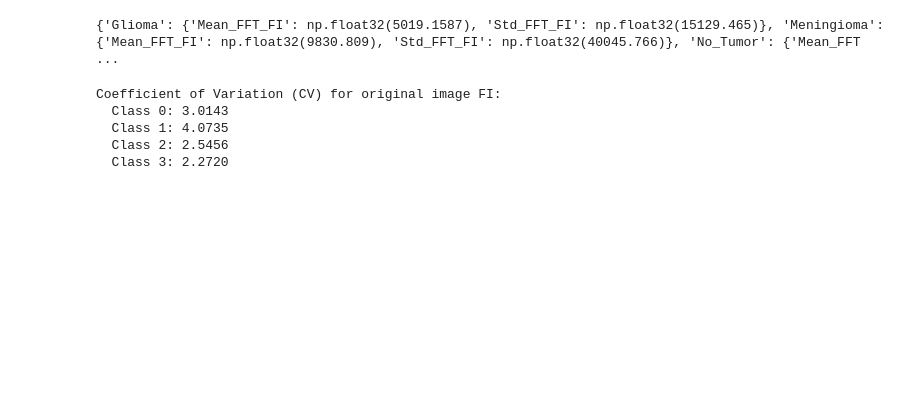
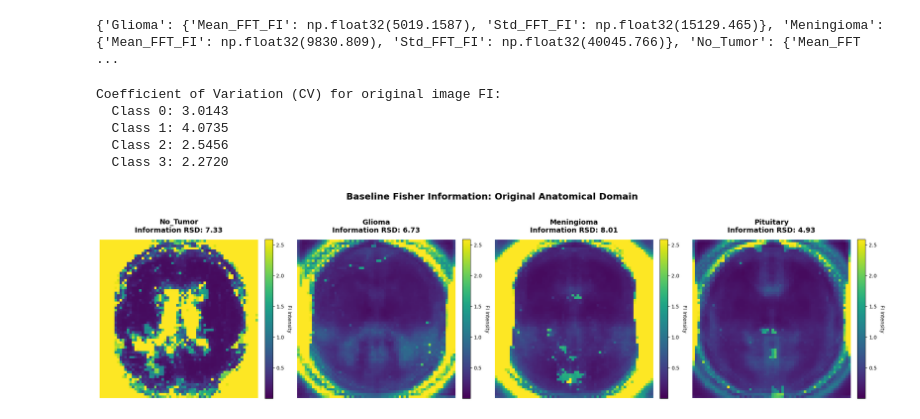
Before and after one commit to jetwidjaja96-cloud/MV, a Jupyter notebook: Fisher Information.ipynb, the cells around one changed output. Cells and saved outputs as stored; diff of their text form; code cells hidden in the pictures; blank space fills up the shorter version.

```diff
--- a/Fisher Information.ipynb
+++ b/Fisher Information.ipynb
@@ -813,0 +788,46 @@ fi_maps_fft = generate_fi_heatmaps_fft(recon_tumor_FFT, y_train)
+# %%
+from matplotlib.colors import LogNorm
+
+def plot_fi_comparison(mean_heatmaps, rsd_stats):
+    """
+    Plots the Mean FI Heatmaps for the Raw MRI images.
+    Includes the RSD in the title to demonstrate 'Information Chaos'.
+    """
+
+    # Create a figure with 4 subplots
+    fig, axes = plt.subplots(1, 4, figsize=(22, 6))
+
+    # Class order for logical flow: Healthy reference first
+    order = ['No_Tumor', 'Glioma', 'Meningioma', 'Pituitary']
+
+    all_values = np.concatenate([fi_maps_fft[cls].flatten() for cls in order])
+    global_vmax = np.percentile(all_values, 99)
+
+    for i, cls in enumerate(order):
+        if cls in mean_heatmaps:
+            # Using 'hot' colormap to emphasize high-information (high-variance) areas
+            im = axes[i].imshow(mean_heatmaps[cls], cmap='viridis', vmin=1e-5, vmax=global_vmax)
+
+            # Format the title to highlight the Statistics (RSD)
+            axes[i].set_title(f"{cls}\nInformation RSD: {rsd_stats[cls]:.2f}",
+                              fontsize=14, fontweight='bold', pad=15)
+
+            # Clean up axes for a professional look
+            axes[i].axis('off')
+
+            # Add a colorbar to show the scale of the information density
+            cbar = plt.colorbar(im, ax=axes[i], fraction=0.046, pad=0.04)
+            cbar.set_label('FI Intensity', rotation=270, labelpad=15)
+
+    plt.suptitle("Baseline Fisher Information: Original Anatomical Domain",
+                 fontsize=18, y=1.05, fontweight='bold')
+
+    plt.tight_layout()
+    #plt.savefig('raw_fi_baseline.png', dpi=300, bbox_inches='tight')
+    plt.show()
+
+# --- To Execute ---
+# Assuming you just ran: fi_maps_raw, rsd_values_raw = generate_raw_fi_heatmaps(x_train, y_train)
+plot_fi_comparison(fi_maps_raw, rsd_values_raw)
+# %% [output]
+[figure, added]
```
Also changed, not shown: parts of 17 cells of this notebook.
